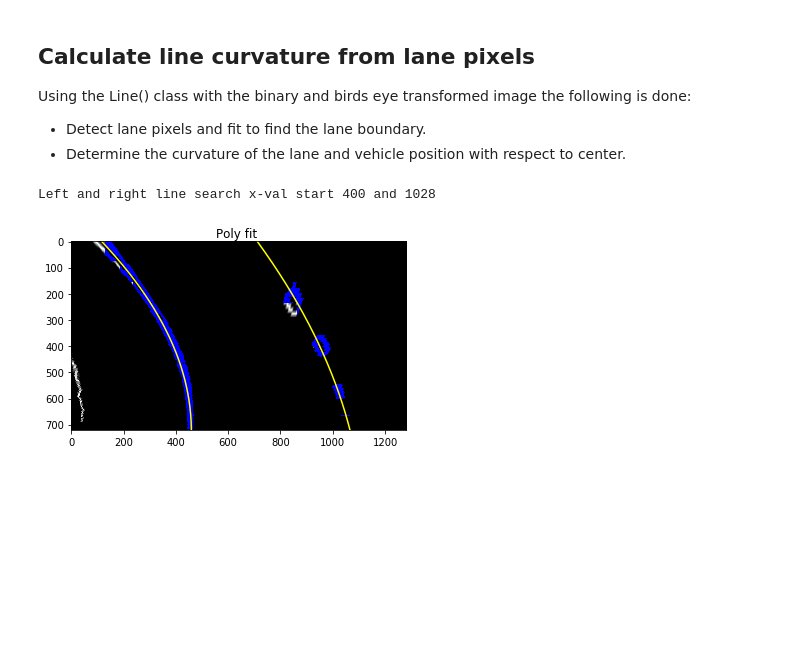
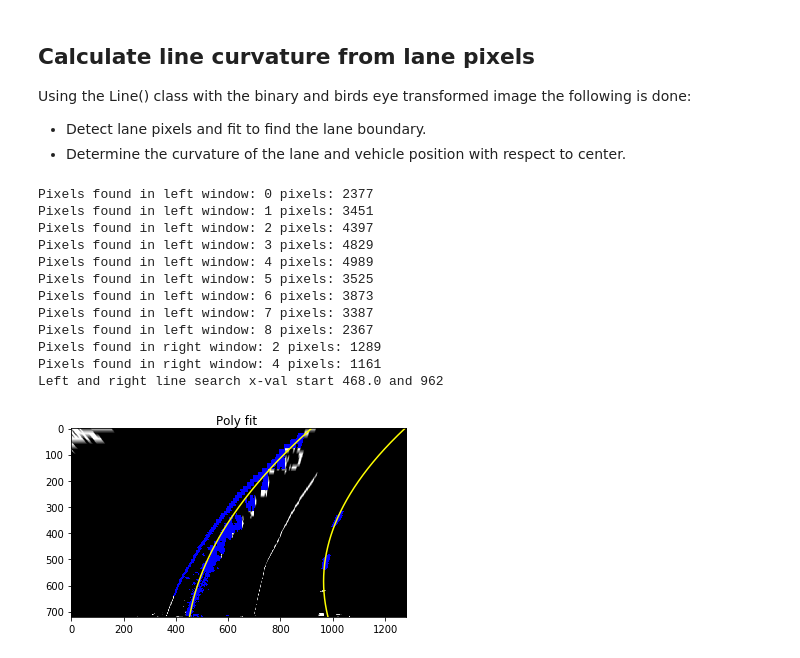
Before and after one commit to SorenRusbjerg/Advanced-Lane-Finding, a Jupyter notebook: Advanced-Lane-Finding.ipynb, the cells around one changed output. Saved outputs shown, nothing was run; the diff lists cells and outputs as text; code cells hidden in the pictures; blank space fills up the shorter version.

Commit message:
Update: First version of Lane finding

```diff
--- a/Advanced-Lane-Finding.ipynb
+++ b/Advanced-Lane-Finding.ipynb
@@ -173,5 +152,5 @@ def ColorThreshold(img):
 # %%
-h_channel, l_channel, s_channel = ColorThreshold(img_undist)
+img_hls, h_channel, l_channel, s_channel = ColorThreshold(img_undist)
 
 # Plot results
 f, (ax1, ax2, ax3) = plt.subplots(1, 3, figsize=(24, 9))
@@ -191,3 +170,4 @@ def CombineBinaryImages(img1, img2):
     img_binary = np.zeros_like(img1)
     img_binary[img1.nonzero()] = 255
     img_binary[img2.nonzero()] = 255
+    return img_binary
@@ -197,5 +174,5 @@ def CombineBinaryImages(img1, img2):
 # %%
-img_binary = CombineBinaryImages(s_channel, img_canny)
+img_binary = CombineBinaryImages(img_hls, img_canny)
 
 plt.imshow(img_binary,'gray')
 plt.title('Combined binary img', fontsize=20)
@@ -207,7 +187,7 @@ plt.title('Combined binary img', fontsize=20)
 # %%
 # Define some source points for perspective transform
 dimY, dimX = img_binary.shape
-src = np.float32([(210, dimY),(605, 440),(675, 440),(1120, dimY)])
+src = np.float32([(210, dimY),(590, 455),(695, 455),(1120, dimY)])
 # destination points
 dst = np.float32([(400, dimY),(400, 0),(1000, 0),(1000, dimY)])
 
@@ -275,23 +255,30 @@ Using the Line() class with the binary and birds eye transformed image the follo
 * Determine the curvature of the lane and vehicle position with respect to center.
 # %%
 # get left and right lane Line objects:
-LeftLane = Line.Line()
-RightLane = Line.Line()
+LeftLane = Line.Line('left')
+RightLane = Line.Line('right')
 
-# Get an estimate on the left and right base x values
-left_x, right_x = MyTools.FindLeftAndRightLaneXbaseFromHist(img_warped_bin)
-left_x = 400
 # Find lane pixels
-print('Left and right line search x-val start {} and {}'.format(left_x,right_x))
-LeftLane.find_lane_pixels(img_warped_bin, left_x)
-LeftLane.fit_polynomial_from_idx()
-RightLane.find_lane_pixels(img_warped_bin, right_x)
-RightLane.fit_polynomial_from_idx()
+LeftLane.find_lane_pixels(img_warped_bin)
+RightLane.find_lane_pixels(img_warped_bin)
+print('Left and right line search x-val start {} and {}'.format(LeftLane.bestx, RightLane.bestx))
+
 img_plot = LeftLane.PlotPolynomialFit(img_warped_bin)
 img_plot = RightLane.PlotPolynomialFit(img_plot)
 # %% [output]
-Left and right line search x-val start 400 and 1028
+Pixels found in left window: 0 pixels: 2377
+Pixels found in left window: 1 pixels: 3451
+Pixels found in left window: 2 pixels: 4397
+Pixels found in left window: 3 pixels: 4829
+Pixels found in left window: 4 pixels: 4989
+Pixels found in left window: 5 pixels: 3525
+Pixels found in left window: 6 pixels: 3873
+Pixels found in left window: 7 pixels: 3387
+Pixels found in left window: 8 pixels: 2367
+Pixels found in right window: 2 pixels: 1289
+Pixels found in right window: 4 pixels: 1161
+Left and right line search x-val start 468.0 and 962
-[figure, old version]
+[figure, new version]
 # %%
 # Get image with green poly curve
 img_polyfit = MyTools.BirdsEyeLaneFromLeftAndRightPolynomials(img_warped_bin, LeftLane.best_fit, RightLane.best_fit)
```
Also changed, not shown: parts of 19 cells of this notebook, 2 other files.
